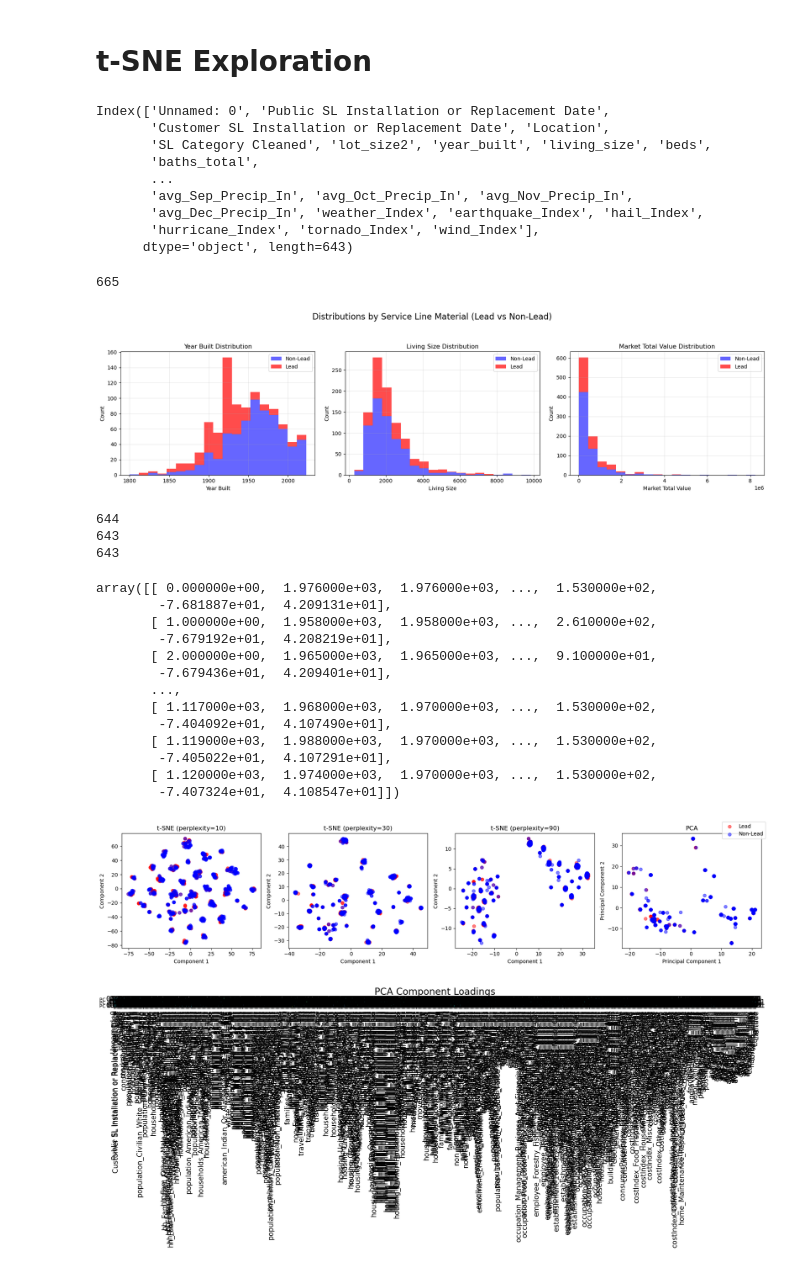
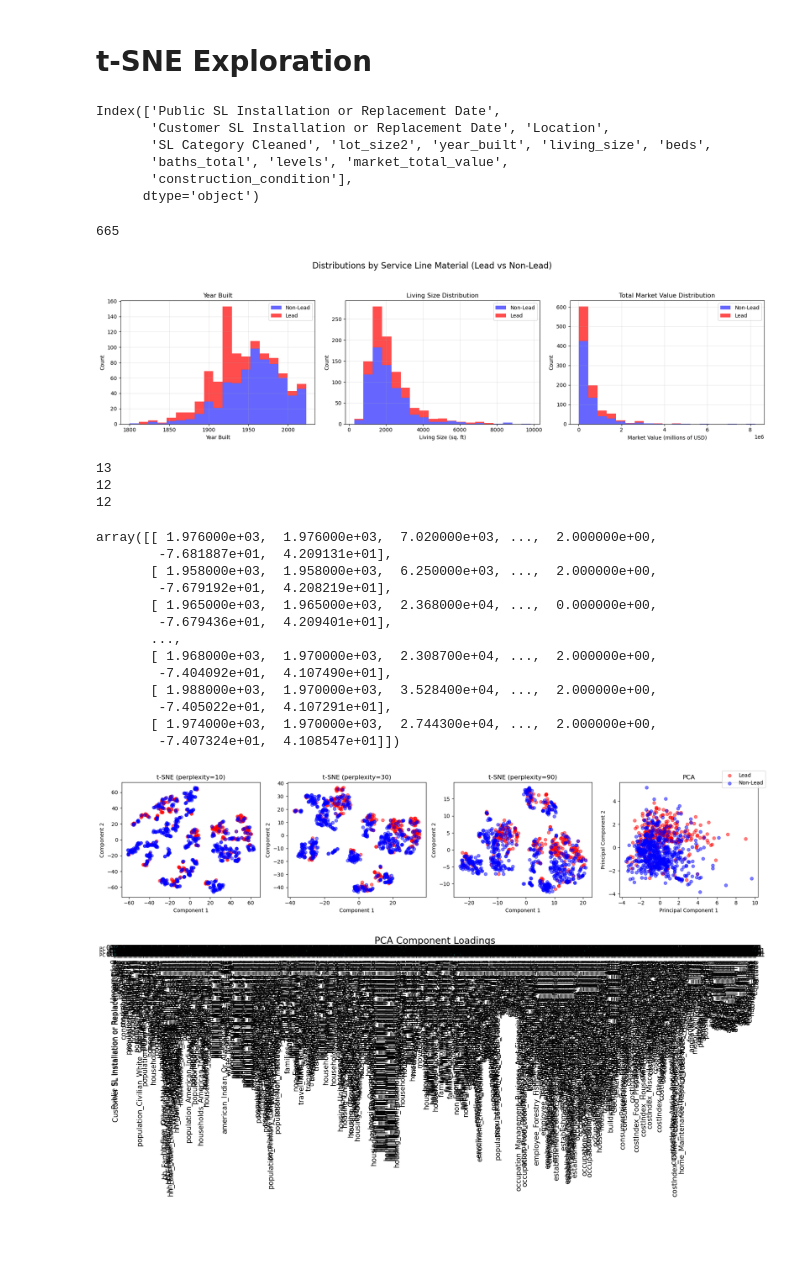
Before and after one commit to AvalonAce/ML-Lead-Service-Line-Prediction, a Jupyter notebook: models/tsne_exploration.ipynb, the cells around one changed output. Drawn from its saved outputs; the diff is of its cells as text; code cells hidden in the pictures; blank space fills up the shorter version.

```diff
--- a/models/tsne_exploration.ipynb
+++ b/models/tsne_exploration.ipynb
@@ -9,7 +9,7 @@ import matplotlib.pyplot as plt
 import pandas as pd
 import numpy as np
 
-df = pd.read_csv('../data/processed/NY_SLI_ATTOM_EXTENDED.csv')
+df = pd.read_csv('../data/processed/NY_SLI_ATTOM_NEW.csv')
 df_numeric_data = df.drop(columns=[
     'Lead Gooseneck, Pigtail or Connector Currently Present',
     'Current Public Side SL Material',
@@ -75,15 +75,12 @@ for col in df_numeric_data:
 
 len(df_numeric_data[df_numeric_data['SL Category Cleaned'] != 'Lead'])
 # %% [output]
-Index(['Unnamed: 0', 'Public SL Installation or Replacement Date',
+Index(['Public SL Installation or Replacement Date',
        'Customer SL Installation or Replacement Date', 'Location',
        'SL Category Cleaned', 'lot_size2', 'year_built', 'living_size', 'beds',
-       'baths_total',
-       ...
-       'avg_Sep_Precip_In', 'avg_Oct_Precip_In', 'avg_Nov_Precip_In',
-       'avg_Dec_Precip_In', 'weather_Index', 'earthquake_Index', 'hail_Index',
-       'hurricane_Index', 'tornado_Index', 'wind_Index'],
-      dtype='object', length=643)
+       'baths_total', 'levels', 'market_total_value',
+       'construction_condition'],
+      dtype='object')
 665
 # %%
 
@@ -93,37 +90,43 @@ cols = ['year_built', 'living_size', 'market_total_value']
 
 # Create subplots (1 row, 3 columns)
 fig, axes = plt.subplots(1, 3, figsize=(18, 5))
 fig.suptitle("Distributions by Service Line Material (Lead vs Non-Lead)", fontsize=16)
 
 for ax, col in zip(axes, cols):
     # Drop NaN
     lead = df_numeric_data[df_numeric_data['SL Category Cleaned'] == 'Lead'][col].dropna()
     nonlead = df_numeric_data[df_numeric_data['SL Category Cleaned'] != 'Lead'][col].dropna()
 
     # Define common bins
     bins = np.linspace(df_numeric_data[col].min(), df_numeric_data[col].max(), 20)
 
     # Compute histograms
     lead_counts, _ = np.histogram(lead, bins=bins)
     nonlead_counts, _ = np.histogram(nonlead, bins=bins)
 
     # Compute bin centers
     bin_centers = 0.5 * (bins[:-1] + bins[1:])
 
     # Plot stacked bars
     ax.bar(bin_centers, nonlead_counts, width=np.diff(bins), color='blue', alpha=0.6, label='Non-Lead')
     ax.bar(bin_centers, lead_counts, width=np.diff(bins), bottom=nonlead_counts, color='red', alpha=0.7, label='Lead')
-
-    ax.set_title(col.replace('_', ' ').title() + ' Distribution', fontsize=12)
-    ax.set_xlabel(col.replace('_', ' ').title())
+    if col.replace('_', ' ').title() == 'Living Size':
+        ax.set_title('Living Size Distribution', fontsize=12)
+        ax.set_xlabel('Living Size (sq. ft)')
+    elif col.replace('_', ' ').title() == 'Market Total Value':
+        ax.set_title('Total Market Value Distribution', fontsize=12)
+        ax.set_xlabel('Market Value (millions of USD)')
+    else:
+        ax.set_title(col.replace('_', ' ').title(), fontsize=12)
+        ax.set_xlabel(col.replace('_', ' ').title())
     ax.set_ylabel('Count')
     ax.grid(alpha=0.3)
     ax.legend()
 
 plt.tight_layout(rect=[0, 0, 1, 0.92])
 plt.show()
 # %% [output]
-[figure, old version]
+[figure, new version]
 # %%
 y = df_numeric_data['SL Category Cleaned']
 print(len(df_numeric_data.columns))
@@ -137,21 +140,21 @@ y = y[~np.isnan(X).any(axis=1)]
 X = X[~np.isnan(X).any(axis=1)]
 X
 # %% [output]
-644
-643
-643
+13
+12
+12
-array([[ 0.000000e+00,  1.976000e+03,  1.976000e+03, ...,  1.530000e+02,
+array([[ 1.976000e+03,  1.976000e+03,  7.020000e+03, ...,  2.000000e+00,
         -7.681887e+01,  4.209131e+01],
-       [ 1.000000e+00,  1.958000e+03,  1.958000e+03, ...,  2.610000e+02,
+       [ 1.958000e+03,  1.958000e+03,  6.250000e+03, ...,  2.000000e+00,
         -7.679192e+01,  4.208219e+01],
-       [ 2.000000e+00,  1.965000e+03,  1.965000e+03, ...,  9.100000e+01,
+       [ 1.965000e+03,  1.965000e+03,  2.368000e+04, ...,  0.000000e+00,
         -7.679436e+01,  4.209401e+01],
        ...,
-       [ 1.117000e+03,  1.968000e+03,  1.970000e+03, ...,  1.530000e+02,
+       [ 1.968000e+03,  1.970000e+03,  2.308700e+04, ...,  2.000000e+00,
         -7.404092e+01,  4.107490e+01],
-       [ 1.119000e+03,  1.988000e+03,  1.970000e+03, ...,  1.530000e+02,
+       [ 1.988000e+03,  1.970000e+03,  3.528400e+04, ...,  2.000000e+00,
         -7.405022e+01,  4.107291e+01],
-       [ 1.120000e+03,  1.974000e+03,  1.970000e+03, ...,  1.530000e+02,
+       [ 1.974000e+03,  1.970000e+03,  2.744300e+04, ...,  2.000000e+00,
         -7.407324e+01,  4.108547e+01]])
 # %%
 scaler = StandardScaler()
@@ -194,7 +197,7 @@ fig.legend(handles, labels, loc="upper right")
 plt.tight_layout()
 plt.show()
 # %% [output]
-[figure, old version]
+[figure, new version]
 # %%
 pc_labels = ['PC 1', 'PC 2', 'PC 3']
 
```
